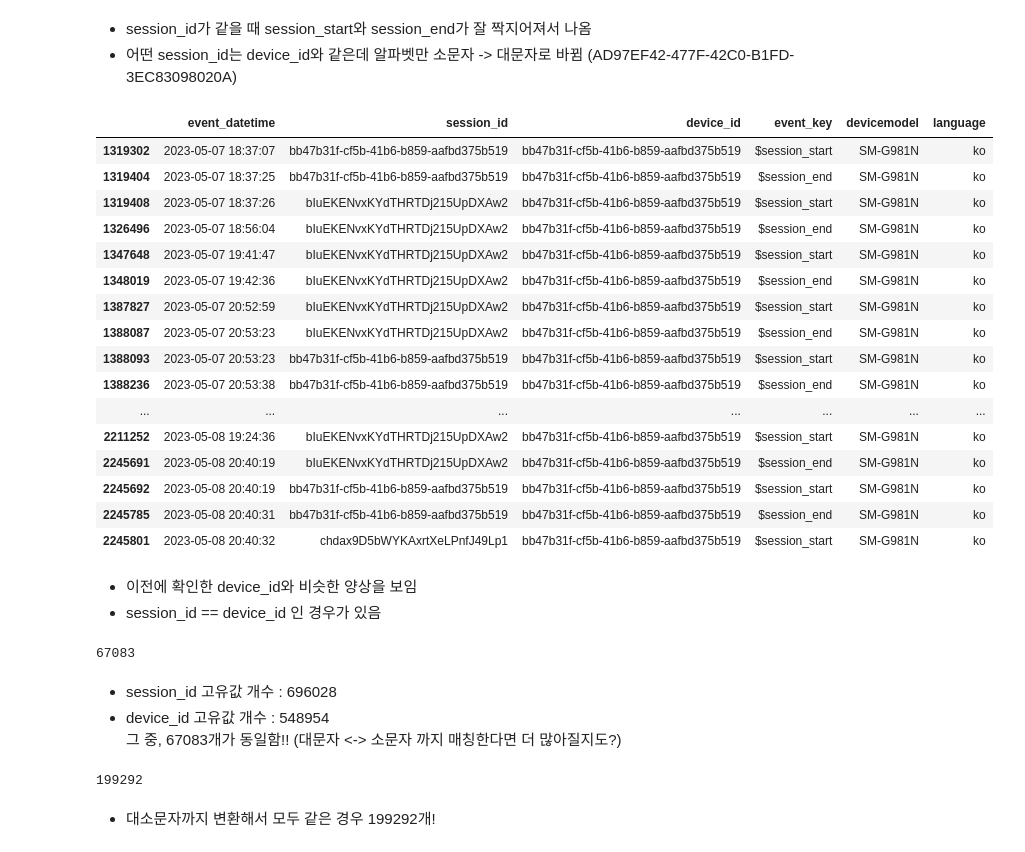
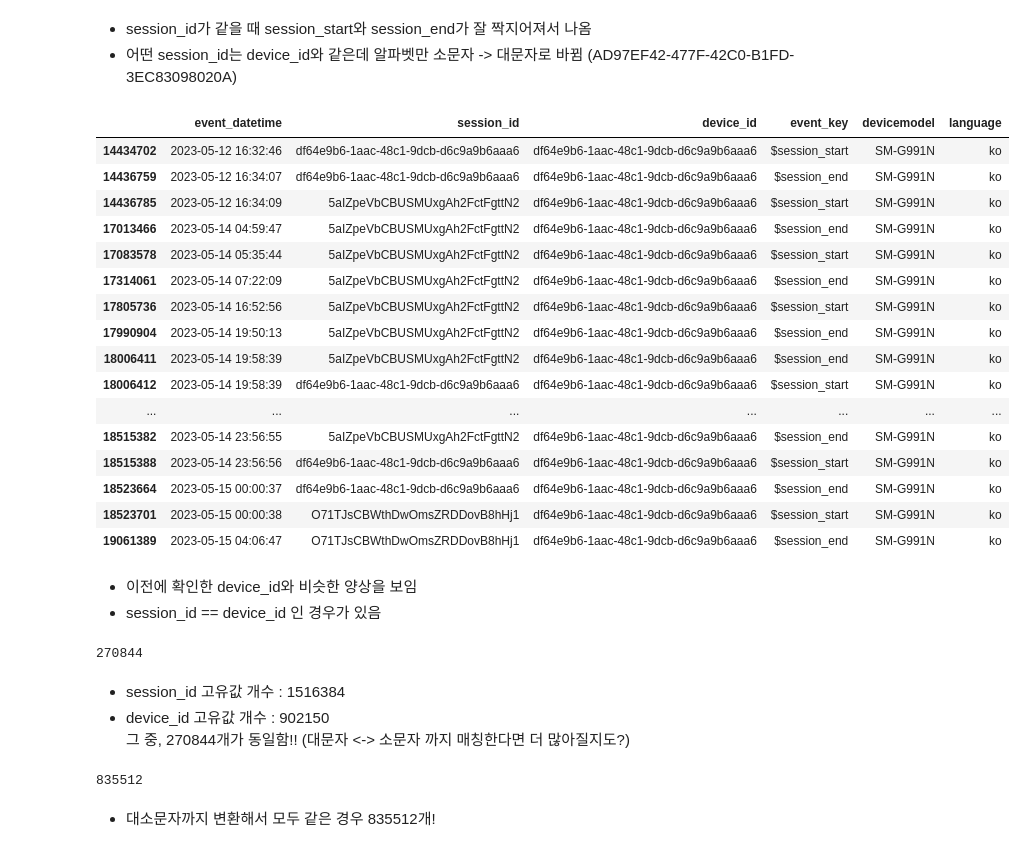
Before and after one commit to seung127/codeit_project, a Jupyter notebook: codeit-project-docker/notebooks/eda_events.ipynb, the cells around one changed output. Cells and saved outputs as stored; diff of their text form; code cells hidden in the pictures.

```diff
--- a/codeit-project-docker/notebooks/eda_events.ipynb
+++ b/codeit-project-docker/notebooks/eda_events.ipynb
@@ -365,4 +307,0 @@ df_230512[df_230512['event_datetime'] == '2023-05']
-# %%
-# 우선 결측치 있는 행 버리고 보자
-merged_0430_0530_df = merged_0430_0530_df.dropna()
-merged_0430_0530_df.shape
@@ -371,3 +307,0 @@ merged_0430_0530_df.shape
-# %%
-# event_datetime 컬럼을 datetime 형식으로 변환
-merged_0430_0530_df['event_datetime'] = pd.to_datetime(merged_0430_0530_df['event_datetime'])
@@ -513,26 +429,26 @@ merged_0430_0530_df[(merged_0430_0530_df['device_id'] == 'ad97ef42-477f-42c0-b1f
 # %%
 # devide_id 기준 하나 더 확인
 # event_key 가 button인 경우 제외하고 확인
-merged_0430_0530_df[(merged_0430_0530_df['device_id'] == 'bb47b31f-cf5b-41b6-b859-aafbd375b519') & \
-                     (merged_0430_0530_df['event_key'] != 'button')]
+merged_0430_0530_df[(merged_0430_0530_df['device_id'] == 'df64e9b6-1aac-48c1-9dcb-d6c9a9b6aaa6') & \
+                     (merged_0430_0530_df['event_key'] != 'button')].head(20)
 # %% [output]
 |  | event_datetime | session_id | device_id | event_key | devicemodel | language |
-| 1319302 | 2023-05-07 18:37:07 | bb47b31f-cf5b-41b6-b859-aafbd375b519 | bb47b31f-cf5b-41b6-b859-aafbd375b519 | $session_start | SM-G981N | ko |
-| 1319404 | 2023-05-07 18:37:25 | bb47b31f-cf5b-41b6-b859-aafbd375b519 | bb47b31f-cf5b-41b6-b859-aafbd375b519 | $session_end | SM-G981N | ko |
-| 1319408 | 2023-05-07 18:37:26 | bIuEKENvxKYdTHRTDj215UpDXAw2 | bb47b31f-cf5b-41b6-b859-aafbd375b519 | $session_start | SM-G981N | ko |
-| 1326496 | 2023-05-07 18:56:04 | bIuEKENvxKYdTHRTDj215UpDXAw2 | bb47b31f-cf5b-41b6-b859-aafbd375b519 | $session_end | SM-G981N | ko |
-| 1347648 | 2023-05-07 19:41:47 | bIuEKENvxKYdTHRTDj215UpDXAw2 | bb47b31f-cf5b-41b6-b859-aafbd375b519 | $session_start | SM-G981N | ko |
-| 1348019 | 2023-05-07 19:42:36 | bIuEKENvxKYdTHRTDj215UpDXAw2 | bb47b31f-cf5b-41b6-b859-aafbd375b519 | $session_end | SM-G981N | ko |
-| 1387827 | 2023-05-07 20:52:59 | bIuEKENvxKYdTHRTDj215UpDXAw2 | bb47b31f-cf5b-41b6-b859-aafbd375b519 | $session_start | SM-G981N | ko |
-| 1388087 | 2023-05-07 20:53:23 | bIuEKENvxKYdTHRTDj215UpDXAw2 | bb47b31f-cf5b-41b6-b859-aafbd375b519 | $session_end | SM-G981N | ko |
-| 1388093 | 2023-05-07 20:53:23 | bb47b31f-cf5b-41b6-b859-aafbd375b519 | bb47b31f-cf5b-41b6-b859-aafbd375b519 | $session_start | SM-G981N | ko |
-| 1388236 | 2023-05-07 20:53:38 | bb47b31f-cf5b-41b6-b859-aafbd375b519 | bb47b31f-cf5b-41b6-b859-aafbd375b519 | $session_end | SM-G981N | ko |
+| 14434702 | 2023-05-12 16:32:46 | df64e9b6-1aac-48c1-9dcb-d6c9a9b6aaa6 | df64e9b6-1aac-48c1-9dcb-d6c9a9b6aaa6 | $session_start | SM-G991N | ko |
+| 14436759 | 2023-05-12 16:34:07 | df64e9b6-1aac-48c1-9dcb-d6c9a9b6aaa6 | df64e9b6-1aac-48c1-9dcb-d6c9a9b6aaa6 | $session_end | SM-G991N | ko |
+| 14436785 | 2023-05-12 16:34:09 | 5aIZpeVbCBUSMUxgAh2FctFgttN2 | df64e9b6-1aac-48c1-9dcb-d6c9a9b6aaa6 | $session_start | SM-G991N | ko |
+| 17013466 | 2023-05-14 04:59:47 | 5aIZpeVbCBUSMUxgAh2FctFgttN2 | df64e9b6-1aac-48c1-9dcb-d6c9a9b6aaa6 | $session_end | SM-G991N | ko |
+| 17083578 | 2023-05-14 05:35:44 | 5aIZpeVbCBUSMUxgAh2FctFgttN2 | df64e9b6-1aac-48c1-9dcb-d6c9a9b6aaa6 | $session_start | SM-G991N | ko |
+| 17314061 | 2023-05-14 07:22:09 | 5aIZpeVbCBUSMUxgAh2FctFgttN2 | df64e9b6-1aac-48c1-9dcb-d6c9a9b6aaa6 | $session_end | SM-G991N | ko |
+| 17805736 | 2023-05-14 16:52:56 | 5aIZpeVbCBUSMUxgAh2FctFgttN2 | df64e9b6-1aac-48c1-9dcb-d6c9a9b6aaa6 | $session_start | SM-G991N | ko |
+| 17990904 | 2023-05-14 19:50:13 | 5aIZpeVbCBUSMUxgAh2FctFgttN2 | df64e9b6-1aac-48c1-9dcb-d6c9a9b6aaa6 | $session_end | SM-G991N | ko |
+| 18006411 | 2023-05-14 19:58:39 | 5aIZpeVbCBUSMUxgAh2FctFgttN2 | df64e9b6-1aac-48c1-9dcb-d6c9a9b6aaa6 | $session_end | SM-G991N | ko |
+| 18006412 | 2023-05-14 19:58:39 | df64e9b6-1aac-48c1-9dcb-d6c9a9b6aaa6 | df64e9b6-1aac-48c1-9dcb-d6c9a9b6aaa6 | $session_start | SM-G991N | ko |
 | ... | ... | ... | ... | ... | ... | ... |
-| 2211252 | 2023-05-08 19:24:36 | bIuEKENvxKYdTHRTDj215UpDXAw2 | bb47b31f-cf5b-41b6-b859-aafbd375b519 | $session_start | SM-G981N | ko |
-| 2245691 | 2023-05-08 20:40:19 | bIuEKENvxKYdTHRTDj215UpDXAw2 | bb47b31f-cf5b-41b6-b859-aafbd375b519 | $session_end | SM-G981N | ko |
-| 2245692 | 2023-05-08 20:40:19 | bb47b31f-cf5b-41b6-b859-aafbd375b519 | bb47b31f-cf5b-41b6-b859-aafbd375b519 | $session_start | SM-G981N | ko |
-| 2245785 | 2023-05-08 20:40:31 | bb47b31f-cf5b-41b6-b859-aafbd375b519 | bb47b31f-cf5b-41b6-b859-aafbd375b519 | $session_end | SM-G981N | ko |
-| 2245801 | 2023-05-08 20:40:32 | chdax9D5bWYKAxrtXeLPnfJ49Lp1 | bb47b31f-cf5b-41b6-b859-aafbd375b519 | $session_start | SM-G981N | ko |
+| 18515382 | 2023-05-14 23:56:55 | 5aIZpeVbCBUSMUxgAh2FctFgttN2 | df64e9b6-1aac-48c1-9dcb-d6c9a9b6aaa6 | $session_end | SM-G991N | ko |
+| 18515388 | 2023-05-14 23:56:56 | df64e9b6-1aac-48c1-9dcb-d6c9a9b6aaa6 | df64e9b6-1aac-48c1-9dcb-d6c9a9b6aaa6 | $session_start | SM-G991N | ko |
+| 18523664 | 2023-05-15 00:00:37 | df64e9b6-1aac-48c1-9dcb-d6c9a9b6aaa6 | df64e9b6-1aac-48c1-9dcb-d6c9a9b6aaa6 | $session_end | SM-G991N | ko |
+| 18523701 | 2023-05-15 00:00:38 | O71TJsCBWthDwOmsZRDDovB8hHj1 | df64e9b6-1aac-48c1-9dcb-d6c9a9b6aaa6 | $session_start | SM-G991N | ko |
+| 19061389 | 2023-05-15 04:06:47 | O71TJsCBWthDwOmsZRDDovB8hHj1 | df64e9b6-1aac-48c1-9dcb-d6c9a9b6aaa6 | $session_end | SM-G991N | ko |
 # %% [markdown]
 - 이전에 확인한 device_id와 비슷한 양상을 보임
 - session_id == device_id 인 경우가 있음
@@ -540,15 +456,15 @@ merged_0430_0530_df[(merged_0430_0530_df['device_id'] == 'bb47b31f-cf5b-41b6-b85
 # session_id와 device_id 같은 경우 확인
 merged_0430_0530_df[merged_0430_0530_df['session_id'] == merged_0430_0530_df['device_id']]['session_id'].nunique()
 # %% [output]
-67083
+270844
 # %% [markdown]
-- session_id 고유값 개수 : 696028
-- device_id 고유값 개수 : 548954
-그 중, 67083개가 동일함!! (대문자 <-> 소문자 까지 매칭한다면 더 많아질지도?)
+- session_id 고유값 개수 : 1516384
+- device_id 고유값 개수 : 902150
+그 중, 270844개가 동일함!! (대문자 <-> 소문자 까지 매칭한다면 더 많아질지도?)
 # %%
 # 대소문자를 무시하고 비교 (모두 소문자로 변환한 후 비교)
 merged_0430_0530_df[merged_0430_0530_df['session_id'].str.lower() == merged_0430_0530_df['device_id'].str.lower()]['session_id'].str.lower().nunique()
 # %% [output]
-199292
+835512
 # %% [markdown]
-- 대소문자까지 변환해서 모두 같은 경우 199292개!
+- 대소문자까지 변환해서 모두 같은 경우 835512개!
```
Also changed, not shown: parts of 45 cells of this notebook, 1 other file.
